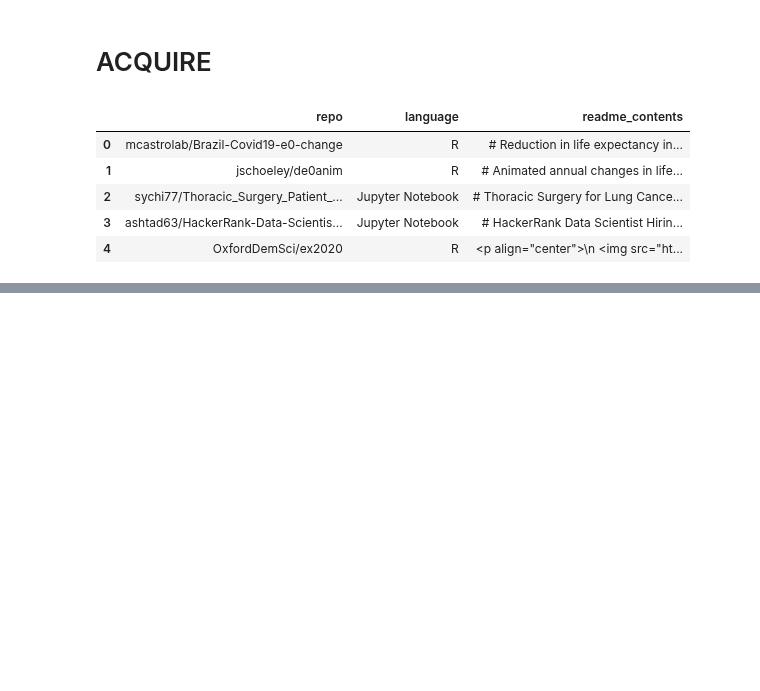
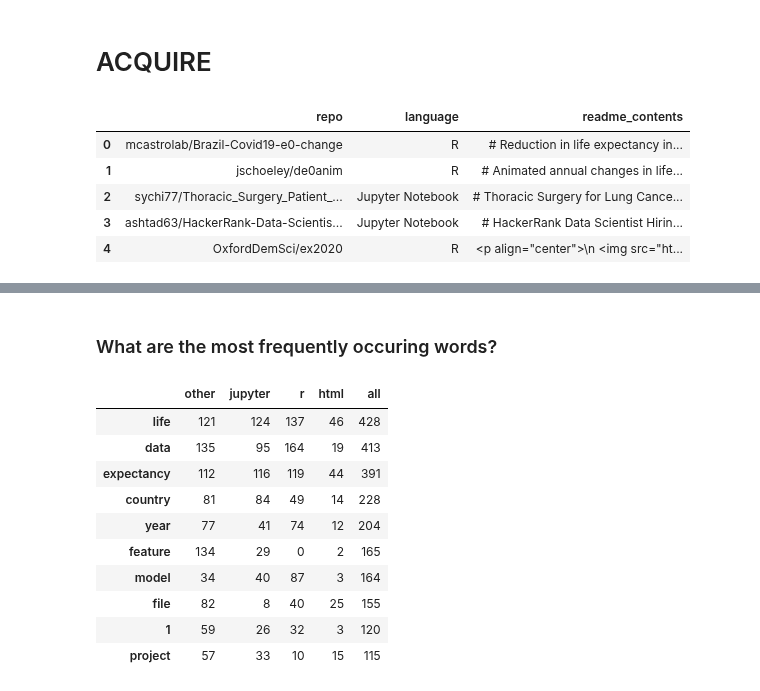
Before and after one commit to Two-Guys-and-a-Gal/NLP-Project, a Jupyter notebook: rachel_work.ipynb, the cells around one changed output, grey strips where cells are left out. Cells and saved outputs as stored; diff of their text form; code cells hidden in the pictures; blank space fills up the shorter version.

```diff
--- a/rachel_work.ipynb
+++ b/rachel_work.ipynb
@@ -53,0 +365,16 @@ df.describe()
+# %% [markdown]
+### What are the most frequently occuring words?
+# %%
+word_counts.sort_values(by='all', ascending=False).head(10)
+# %% [output]
+|  | other | jupyter | r | html | all |
+| life | 121 | 124 | 137 | 46 | 428 |
+| data | 135 | 95 | 164 | 19 | 413 |
+| expectancy | 112 | 116 | 119 | 44 | 391 |
+| country | 81 | 84 | 49 | 14 | 228 |
+| year | 77 | 41 | 74 | 12 | 204 |
+| feature | 134 | 29 | 0 | 2 | 165 |
+| model | 34 | 40 | 87 | 3 | 164 |
+| file | 82 | 8 | 40 | 25 | 155 |
+| 1 | 59 | 26 | 32 | 3 | 120 |
+| project | 57 | 33 | 10 | 15 | 115 |
```
Also changed, not shown: parts of 39 cells of this notebook, 1 other file.
